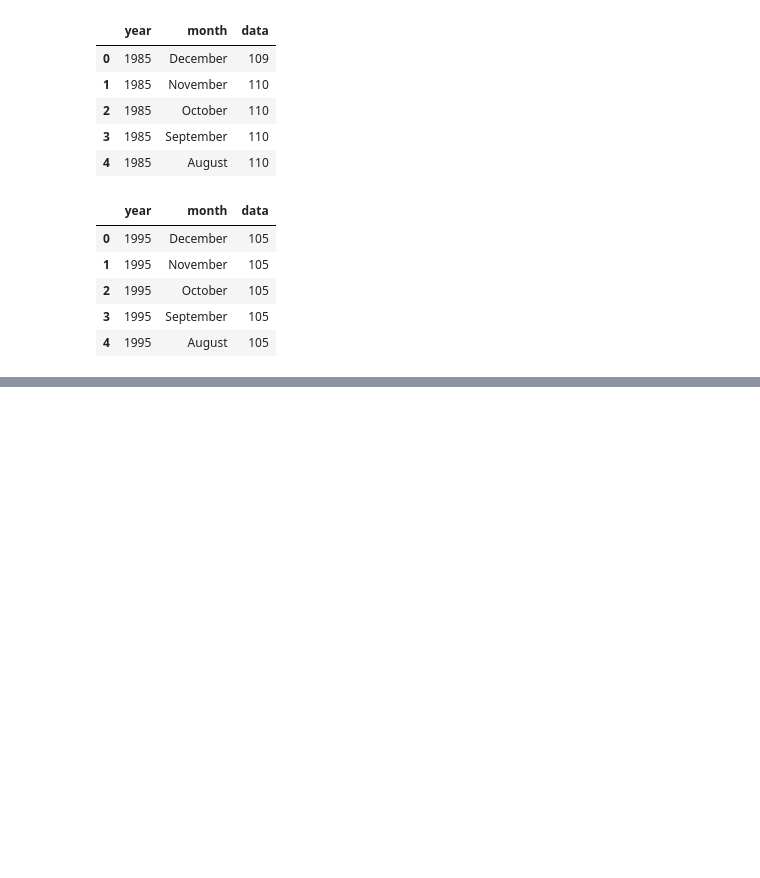
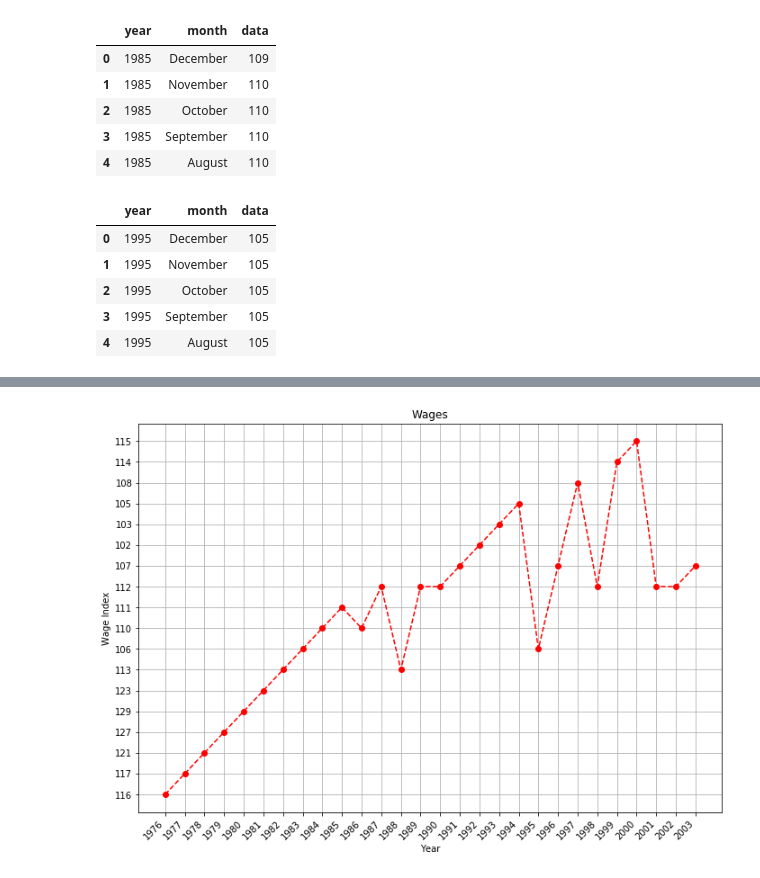
Before and after one commit to zackjmccann/Economic-Analysis-NBA, a Jupyter notebook: FINAL_project_one.ipynb, the cells around one changed output, grey strips where cells are left out. Cells and saved outputs as stored; diff of their text form; code cells hidden in the pictures; blank space fills up the shorter version.

```diff
--- a/FINAL_project_one.ipynb
+++ b/FINAL_project_one.ipynb
@@ -196,7 +196,7 @@ wages.head()
 # %%
 #API for wage dataset 2
 headers = {'Content-type': 'application/json'}
-data = json.dumps({"seriesid": ['EES10140001'],"startyear":"1986", "endyear":"2018"})
+data = json.dumps({"seriesid": ['EES10140001'],"startyear":"1986", "endyear":"1995"})
 p = requests.post('https://api.bls.gov/publicAPI/v2/timeseries/data/', data=data, headers=headers)
 json_data = json.loads(p.text)
 # %%
@@ -224,7 +224,7 @@ wages_2.head()
 # %%
 #API for wage dataset 3
 headers = {'Content-type': 'application/json'}
-data = json.dumps({"seriesid": ['EES10140001'],"startyear":"1996", "endyear":"2018"})
+data = json.dumps({"seriesid": ['EES10140001'],"startyear":"1996", "endyear":"2003"})
 p = requests.post('https://api.bls.gov/publicAPI/v2/timeseries/data/', data=data, headers=headers)
 json_data = json.loads(p.text)
 # %%
@@ -279,15 +301,17 @@ wages_df.head()
 # %%
 #Create, save, and show the wage Scatter plot
 ax2 = plt.axes([0, 1.5, 1.5, 1.5])
 plt.plot(wages_df_1["year"], wages_df_1["data"], color="r", marker="o", linestyle="dashed")
 plt.grid(True)
 plt.title("Wages")
 plt.xlabel("Year")
-plt.xticks(wages_df_1["year"], rotation=90, ha="right")
+plt.xticks(wages_df_1["year"], rotation=45, ha="right")
 plt.ylabel("Wage Index")
 plt.savefig("wages.png")
 
 plt.show()
+# %% [output]
+[figure, added]
 # %%
 ##GDP
 #read in CSV as DF
```
Also changed, not shown: parts of 23 cells of this notebook.
